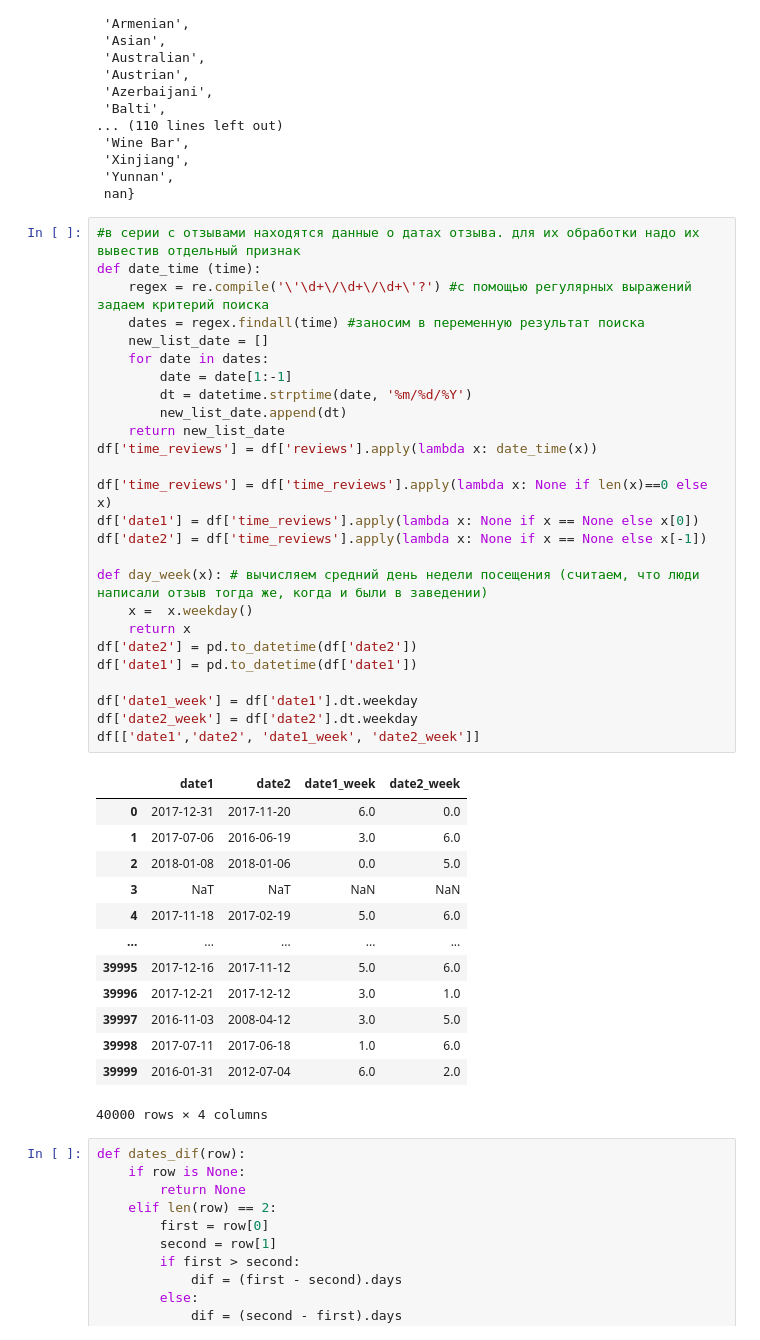
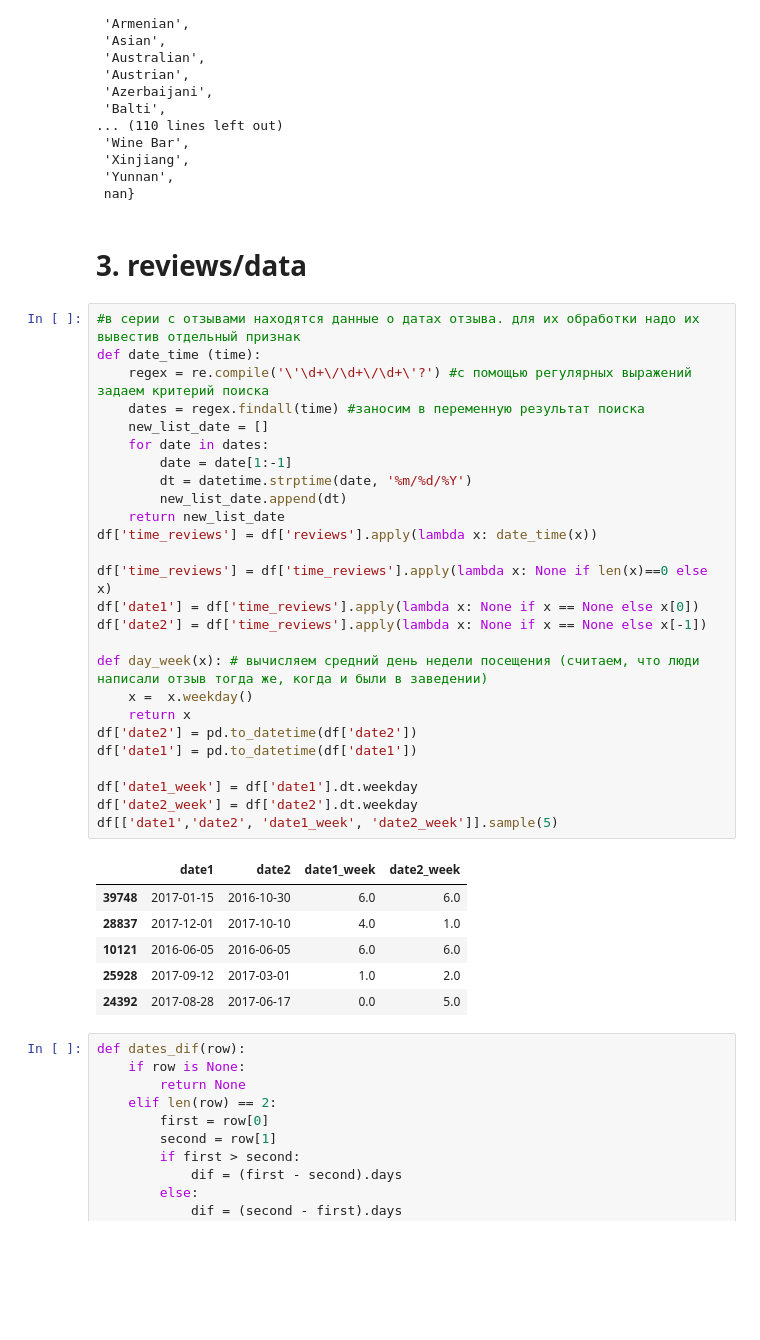
Before and after one commit to SelikhovaKate/skillfactory_rds, a Jupyter notebook: project03/project3.ipynb, the cells around one changed output. Cells and saved outputs as stored; diff of their text form; blank space fills up the shorter version.

```diff
--- a/project03/project3.ipynb
+++ b/project03/project3.ipynb
@@ -279,46 +257,41 @@ cuisines
  'Xinjiang',
  'Yunnan',
  nan}
+# %% [markdown]
+# 3. reviews/data
 # %%
 #в серии с отзывами находятся данные о датах отзыва. для их обработки надо их вывестив отдельный признак
 def date_time (time):
     regex = re.compile('\'\d+\/\d+\/\d+\'?') #с помощью регулярных выражений задаем критерий поиска
     dates = regex.findall(time) #заносим в переменную результат поиска
     new_list_date = []
     for date in dates:
         date = date[1:-1]
         dt = datetime.strptime(date, '%m/%d/%Y')
         new_list_date.append(dt)
     return new_list_date
 df['time_reviews'] = df['reviews'].apply(lambda x: date_time(x))
 
 df['time_reviews'] = df['time_reviews'].apply(lambda x: None if len(x)==0 else x)
 df['date1'] = df['time_reviews'].apply(lambda x: None if x == None else x[0])
 df['date2'] = df['time_reviews'].apply(lambda x: None if x == None else x[-1])
 
 def day_week(x): # вычисляем средний день недели посещения (считаем, что люди написали отзыв тогда же, когда и были в заведении)
     x =  x.weekday()
     return x
 df['date2'] = pd.to_datetime(df['date2'])
 df['date1'] = pd.to_datetime(df['date1'])
 
 df['date1_week'] = df['date1'].dt.weekday
 df['date2_week'] = df['date2'].dt.weekday
-df[['date1','date2', 'date1_week', 'date2_week']]
+df[['date1','date2', 'date1_week', 'date2_week']].sample(5)
 # %% [output]
 |  | date1 | date2 | date1_week | date2_week |
-| 0 | 2017-12-31 | 2017-11-20 | 6.0 | 0.0 |
-| 1 | 2017-07-06 | 2016-06-19 | 3.0 | 6.0 |
-| 2 | 2018-01-08 | 2018-01-06 | 0.0 | 5.0 |
-| 3 | NaT | NaT | NaN | NaN |
-| 4 | 2017-11-18 | 2017-02-19 | 5.0 | 6.0 |
-| ... | ... | ... | ... | ... |
-| 39995 | 2017-12-16 | 2017-11-12 | 5.0 | 6.0 |
-| 39996 | 2017-12-21 | 2017-12-12 | 3.0 | 1.0 |
-| 39997 | 2016-11-03 | 2008-04-12 | 3.0 | 5.0 |
-| 39998 | 2017-07-11 | 2017-06-18 | 1.0 | 6.0 |
-| 39999 | 2016-01-31 | 2012-07-04 | 6.0 | 2.0 |
+| 39748 | 2017-01-15 | 2016-10-30 | 6.0 | 6.0 |
+| 28837 | 2017-12-01 | 2017-10-10 | 4.0 | 1.0 |
+| 10121 | 2016-06-05 | 2016-06-05 | 6.0 | 6.0 |
+| 25928 | 2017-09-12 | 2017-03-01 | 1.0 | 2.0 |
+| 24392 | 2017-08-28 | 2017-06-17 | 0.0 | 5.0 |
-40000 rows × 4 columns
 # %%
 def dates_dif(row):
     if row is None:
```
Also changed, not shown: parts of 38 cells of this notebook.
